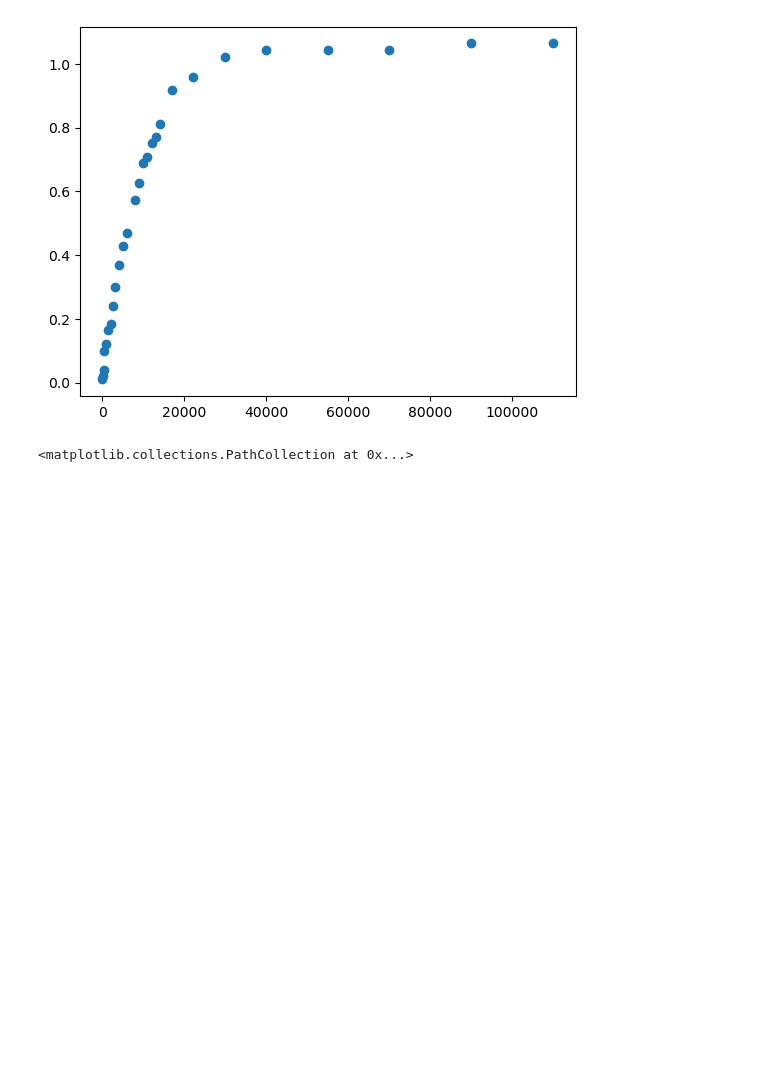
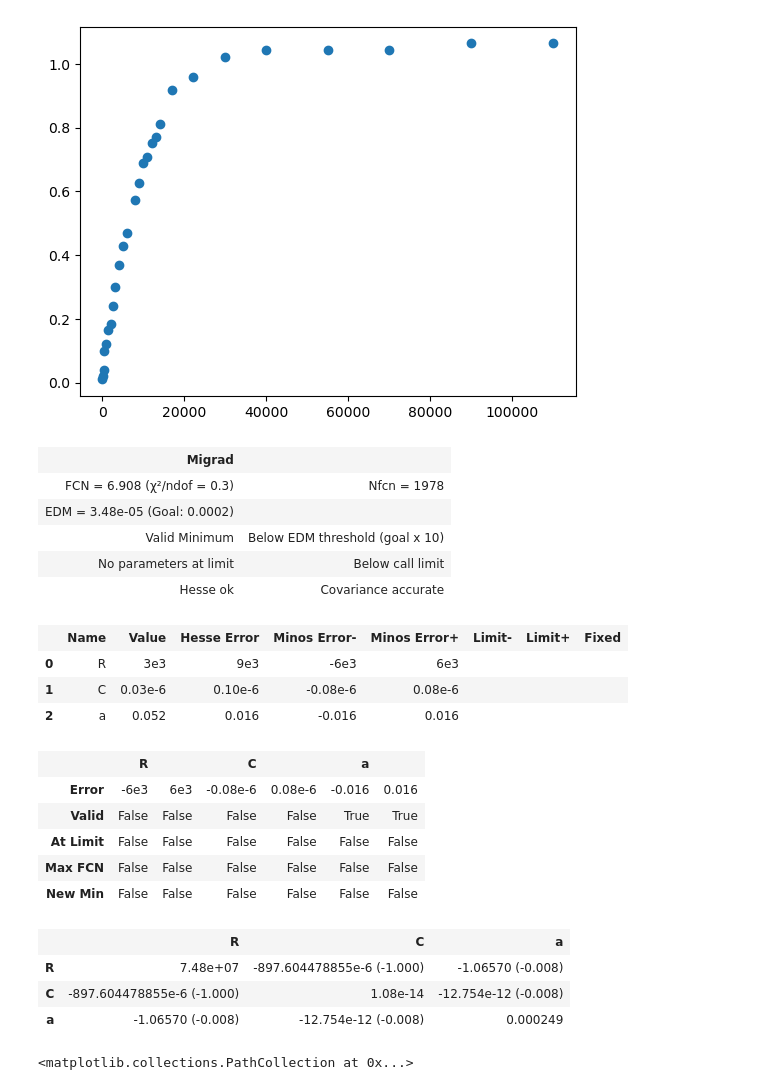
Before and after one commit to Yedi278/Lab2, a Jupyter notebook: Circuiti_3/RC.ipynb, the cells around one changed output. Drawn from its saved outputs; the diff is of its cells as text; code cells hidden in the pictures; blank space fills up the shorter version.

```diff
--- a/Circuiti_3/RC.ipynb
+++ b/Circuiti_3/RC.ipynb
@@ -59,6 +46,36 @@ plt.scatter(freqs,mods)
 # %% [output]
 <matplotlib.collections.PathCollection at 0x...>
 [figure]
+# %%
+def H_R(w,R,C, a):
+    return w*R*C/np.sqrt(1+(w**2 * R**2 * C**2)) + a
+# %%
+c = LeastSquares(freqs, mods,0.05, H_R)
+m = Minuit(c, R=1000, C=12e-9, a=0)
+m.migrad()
+m.minos()
+m.hesse()
+# %% [output]
+| Migrad |  |
+| FCN = 6.908 (χ²/ndof = 0.3) | Nfcn = 1978 |
+| EDM = 3.48e-05 (Goal: 0.0002) |  |
+| Valid Minimum | Below EDM threshold (goal x 10) |
+| No parameters at limit | Below call limit |
+| Hesse ok | Covariance accurate |
+|  | Name | Value | Hesse Error | Minos Error- | Minos Error+ | Limit- | Limit+ | Fixed |
+| 0 | R | 3e3 | 9e3 | -6e3 | 6e3 |  |  |  |
+| 1 | C | 0.03e-6 | 0.10e-6 | -0.08e-6 | 0.08e-6 |  |  |  |
+| 2 | a | 0.052 | 0.016 | -0.016 | 0.016 |  |  |  |
+|  | R |  | C |  | a |  |
+| Error | -6e3 | 6e3 | -0.08e-6 | 0.08e-6 | -0.016 | 0.016 |
+| Valid | False | False | False | False | True | True |
+| At Limit | False | False | False | False | False | False |
+| Max FCN | False | False | False | False | False | False |
+| New Min | False | False | False | False | False | False |
+|  | R | C | a |
+| R | 7.48e+07 | -897.604478855e-6 (-1.000) | -1.06570 (-0.008) |
+| C | -897.604478855e-6 (-1.000) | 1.08e-14 | -12.754e-12 (-0.008) |
+| a | -1.06570 (-0.008) | -12.754e-12 (-0.008) | 0.000249 |
 # %%
 plt.scatter(freqs,fases)
 # %% [output]
```
Also changed, not shown: parts of 3 cells of this notebook.
